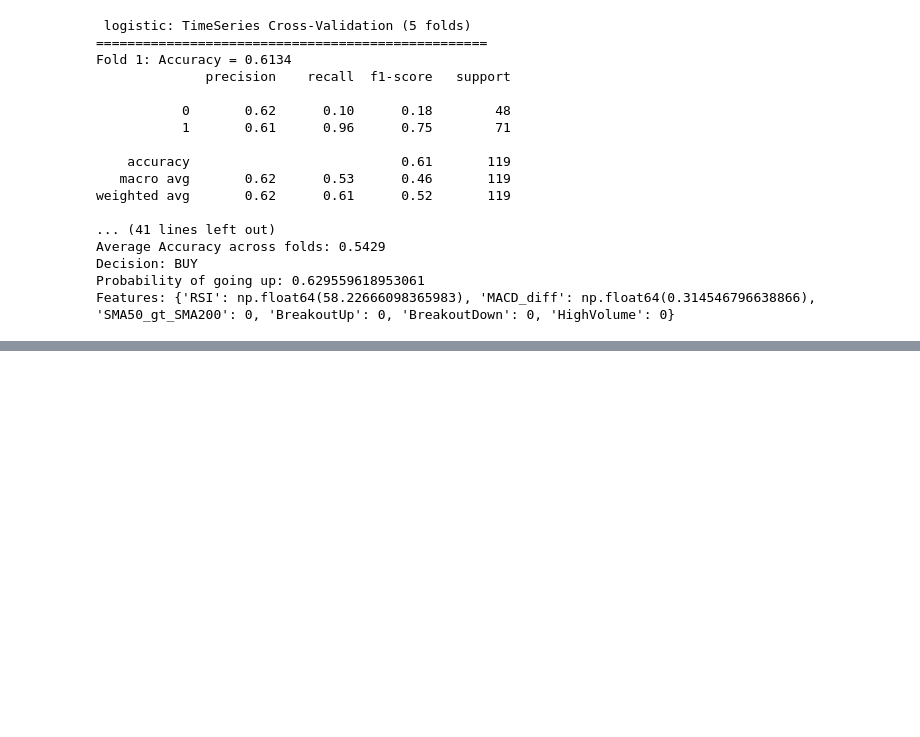
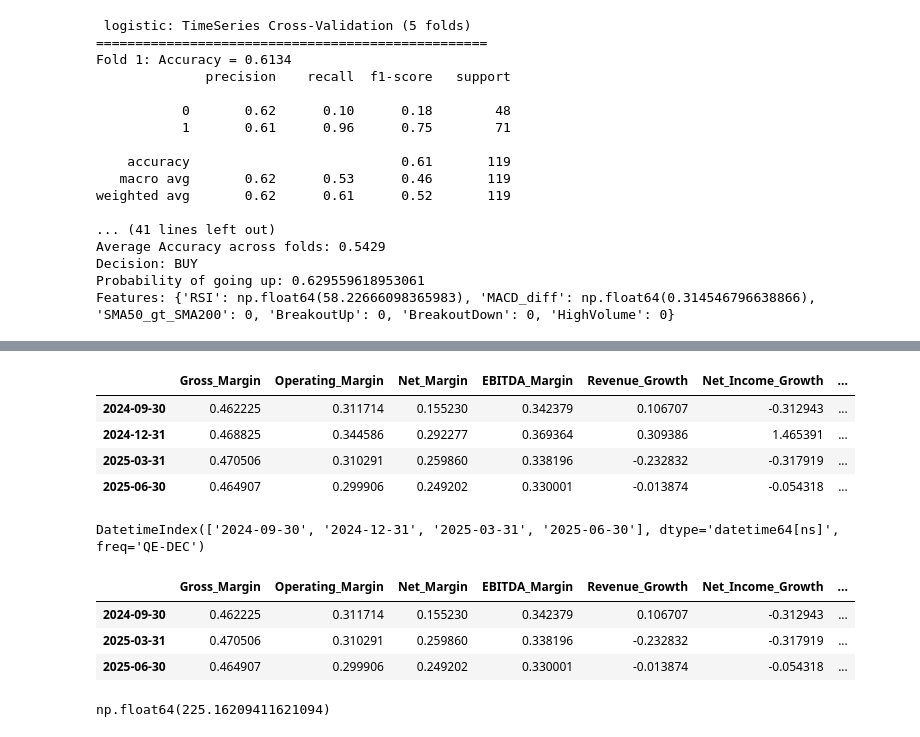
Before and after one commit to darrenlimkh/stocks_decision_support_tool, a Jupyter notebook: training.ipynb, the cells around one changed output, grey strips where cells are left out. Drawn from its saved outputs; the diff is of its cells as text; code cells hidden in the pictures; blank space fills up the shorter version.

```diff
--- a/training.ipynb
+++ b/training.ipynb
@@ -202,0 +527,8 @@ Features: {'RSI': np.float64(58.22666098365983), 'MACD_diff': np.float64(0.31454
+# %%
+get_fundamentals("AAPL", lookahead_days=30)
+# %% [output]
+|  | Gross_Margin | Operating_Margin | Net_Margin | EBITDA_Margin | Revenue_Growth | Net_Income_Growth | ... |
+| 2024-09-30 | 0.462225 | 0.311714 | 0.155230 | 0.342379 | 0.106707 | -0.312943 | ... |
+| 2024-12-31 | 0.468825 | 0.344586 | 0.292277 | 0.369364 | 0.309386 | 1.465391 | ... |
+| 2025-03-31 | 0.470506 | 0.310291 | 0.259860 | 0.338196 | -0.232832 | -0.317919 | ... |
+| 2025-06-30 | 0.464907 | 0.299906 | 0.249202 | 0.330001 | -0.013874 | -0.054318 | ... |
@@ -202,0 +566,4 @@ Features: {'RSI': np.float64(58.22666098365983), 'MACD_diff': np.float64(0.31454
+# %%
+df_extract.index
+# %% [output]
+DatetimeIndex(['2024-09-30', '2024-12-31', '2025-03-31', '2025-06-30'], dtype='datetime64[ns]', freq='QE-DEC')
@@ -202,0 +584,11 @@ Features: {'RSI': np.float64(58.22666098365983), 'MACD_diff': np.float64(0.31454
+# %%
+df_extract
+# %% [output]
+|  | Gross_Margin | Operating_Margin | Net_Margin | EBITDA_Margin | Revenue_Growth | Net_Income_Growth | ... |
+| 2024-09-30 | 0.462225 | 0.311714 | 0.155230 | 0.342379 | 0.106707 | -0.312943 | ... |
+| 2025-03-31 | 0.470506 | 0.310291 | 0.259860 | 0.338196 | -0.232832 | -0.317919 | ... |
+| 2025-06-30 | 0.464907 | 0.299906 | 0.249202 | 0.330001 | -0.013874 | -0.054318 | ... |
+# %%
+prices.get("2024-10-01")
+# %% [output]
+np.float64(225.16209411621094)
```
Also changed, not shown: parts of 27 cells of this notebook, 8 other files.
